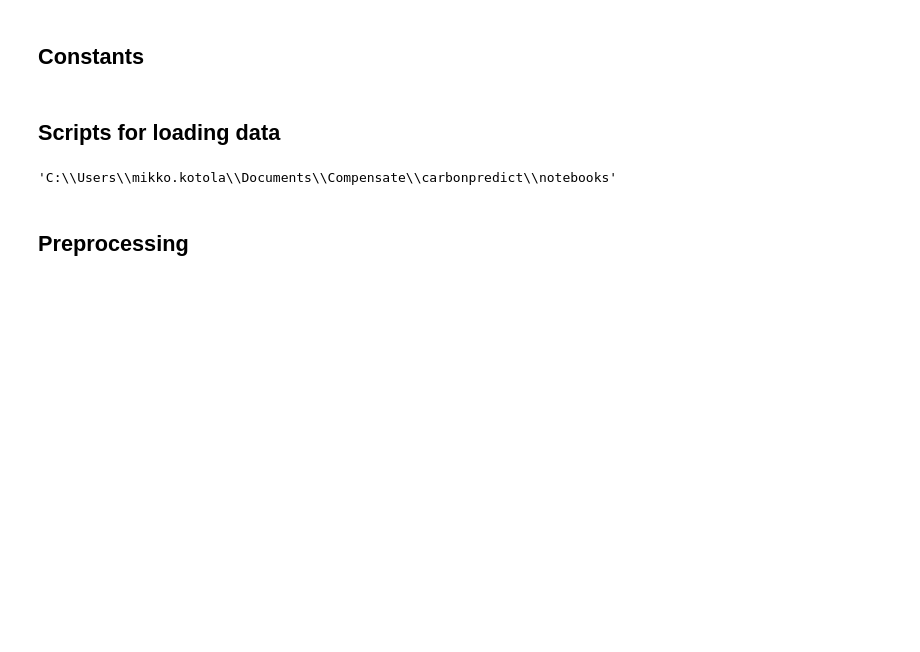
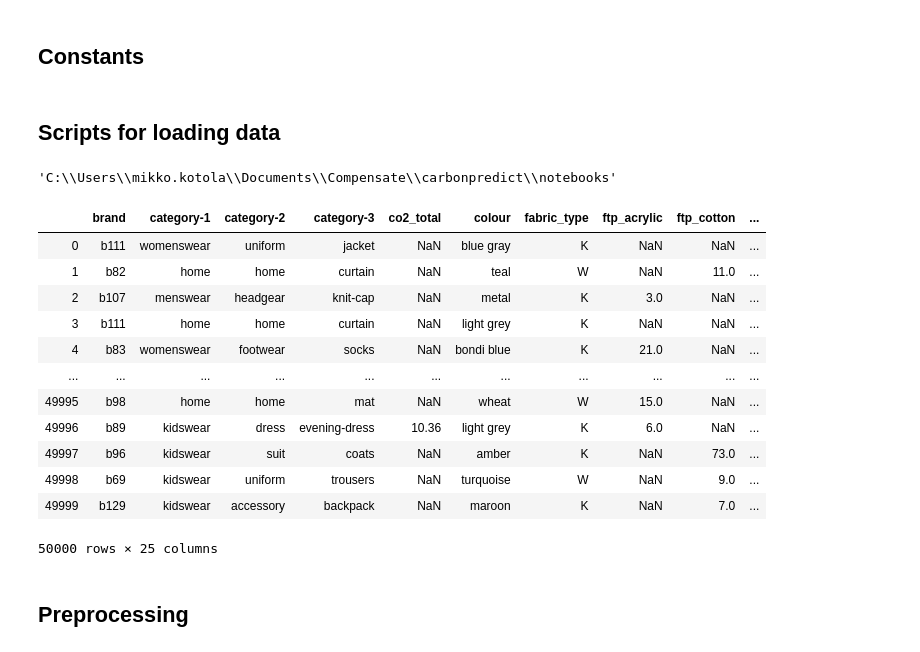
Before and after one commit to carbonpredict/carbonpredict, a Jupyter notebook: notebooks/Clustering.ipynb, the cells around one changed output. Drawn from its saved outputs; the diff is of its cells as text; code cells hidden in the pictures; blank space fills up the shorter version.

```diff
--- a/notebooks/Clustering.ipynb
+++ b/notebooks/Clustering.ipynb
@@ -29,6 +31,24 @@ DATA_PATH = '../data' # Need to have the data as CSV files in this path
 content = sorted(filter(lambda x: x.endswith(".csv"), os.listdir(DATA_PATH)))
 
 df = pd.concat((pd.read_csv(f'{DATA_PATH}/{f}') for f in content))
+# %%
+# Use only top 50 000 rows for experimentation
+df = df[:50000]
+df
+# %% [output]
+|  | brand | category-1 | category-2 | category-3 | co2_total | colour | fabric_type | ftp_acrylic | ftp_cotton | ... |
+| 0 | b111 | womenswear | uniform | jacket | NaN | blue gray | K | NaN | NaN | ... |
+| 1 | b82 | home | home | curtain | NaN | teal | W | NaN | 11.0 | ... |
+| 2 | b107 | menswear | headgear | knit-cap | NaN | metal | K | 3.0 | NaN | ... |
+| 3 | b111 | home | home | curtain | NaN | light grey | K | NaN | NaN | ... |
+| 4 | b83 | womenswear | footwear | socks | NaN | bondi blue | K | 21.0 | NaN | ... |
+| ... | ... | ... | ... | ... | ... | ... | ... | ... | ... | ... |
+| 49995 | b98 | home | home | mat | NaN | wheat | W | 15.0 | NaN | ... |
+| 49996 | b89 | kidswear | dress | evening-dress | 10.36 | light grey | K | 6.0 | NaN | ... |
+| 49997 | b96 | kidswear | suit | coats | NaN | amber | K | NaN | 73.0 | ... |
+| 49998 | b69 | kidswear | uniform | trousers | NaN | turquoise | W | NaN | 9.0 | ... |
+| 49999 | b129 | kidswear | accessory | backpack | NaN | maroon | K | NaN | 7.0 | ... |
+50000 rows × 25 columns
 # %% [markdown]
 ## Preprocessing
 # %%
```
Also changed, not shown: parts of 32 cells of this notebook.
